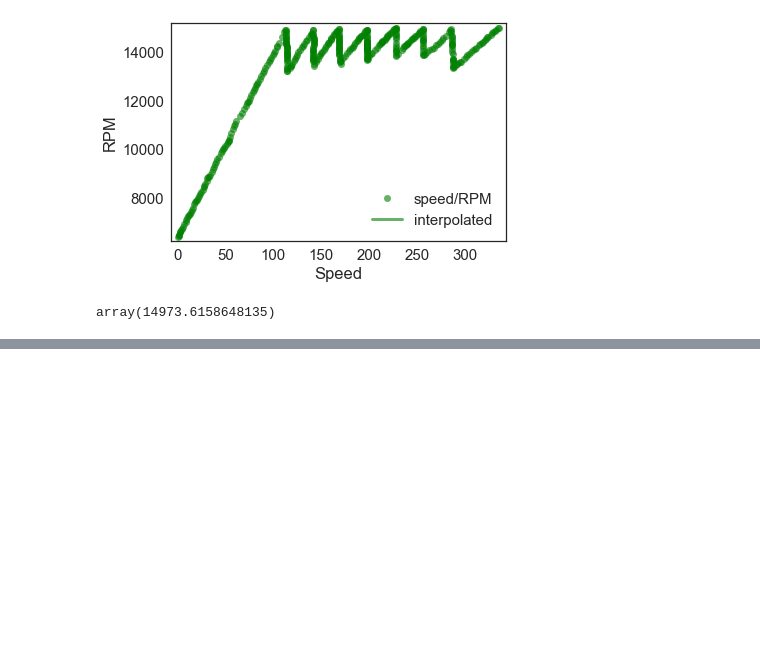
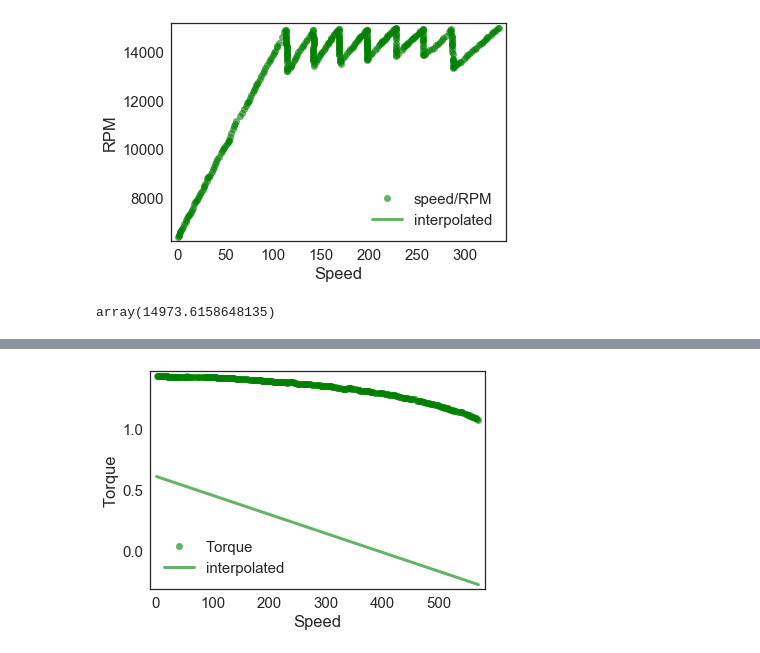
Before and after one commit to ssreekanth2000/ModSimPy, a Jupyter notebook: code/Project 3.ipynb, the cells around one changed output, grey strips where cells are left out. Drawn from its saved outputs; the diff is of its cells as text; code cells hidden in the pictures; blank space fills up the shorter version.

```diff
--- a/code/Project 3.ipynb
+++ b/code/Project 3.ipynb
@@ -195,0 +206,3 @@ array(14973.6158648135)
+# %%
+data2 = pd.read_csv('Coefficient_of_tyre.csv',index_col='Load')
+data2
@@ -195,0 +229,12 @@ array(14973.6158648135)
+# %%
+I3 = interpolate(data2.cof,kind='linear')
+# %%
+ts = linrange(1, 570, 1000)
+
+plot(data2, 'go', label='Torque')
+plot(ts, I3(I(ts)), color='green', label='interpolated')
+
+decorate(xlabel='Speed',
+         ylabel='Torque')
+# %% [output]
+[figure, added]
```
Also changed, not shown: parts of 3 cells of this notebook, 1 other file.
